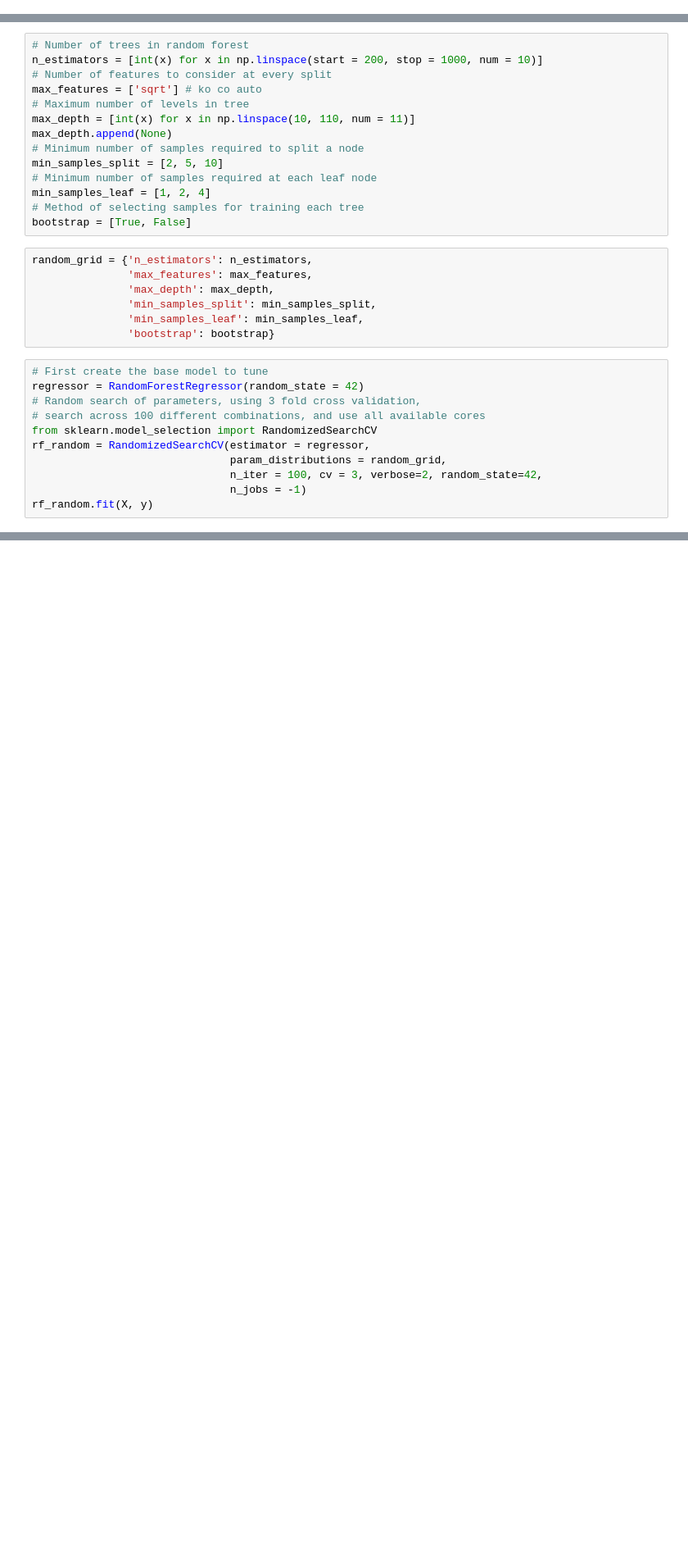
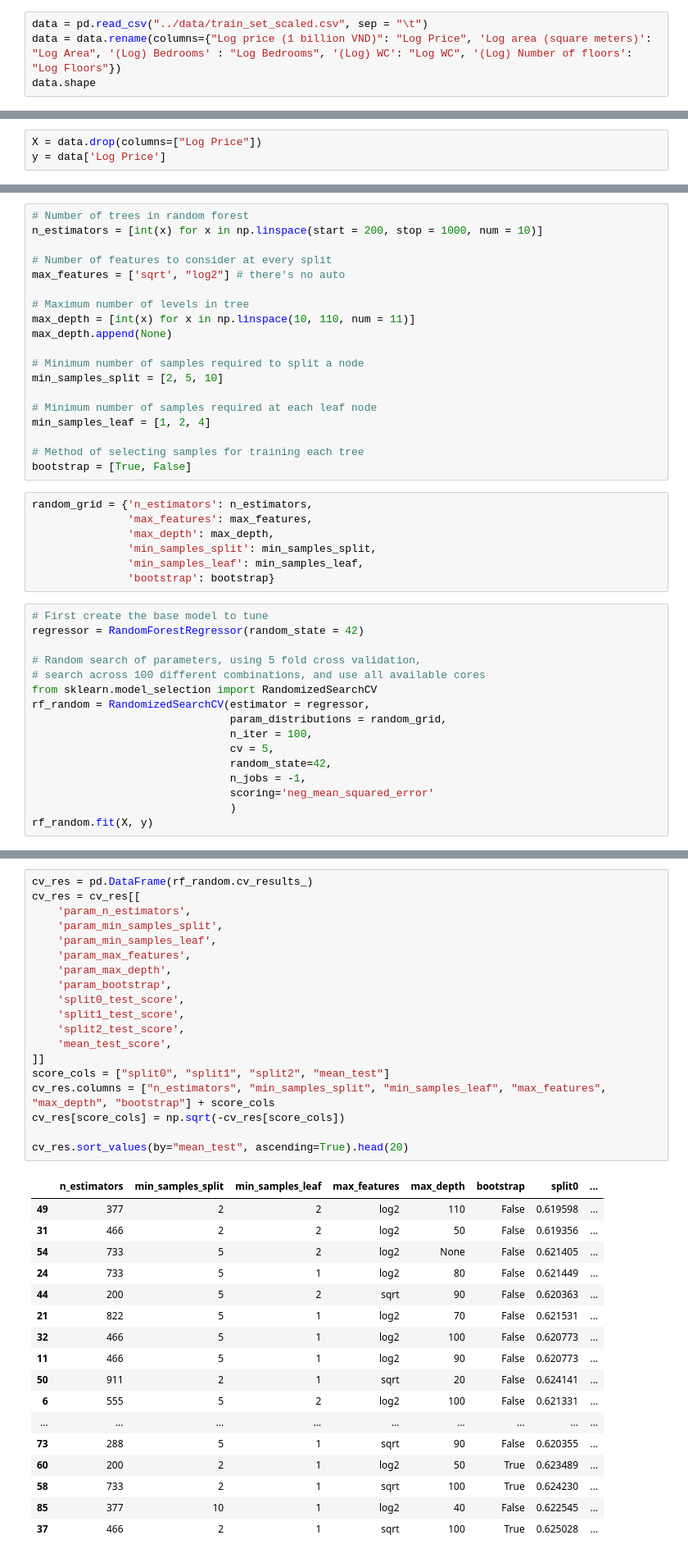
Before and after one commit to tandao0909/intro-to-ds-project, a Jupyter notebook: train_complex/random_forest.ipynb, the cells around one changed output, grey strips where cells are left out. Shown at 82% size. Cells and saved outputs as stored; diff of their text form; blank space fills up the shorter version.

Commit message:
Complete training random forest

```diff
--- a/train_complex/random_forest.ipynb
+++ b/train_complex/random_forest.ipynb
@@ -49,0 +7,4 @@ print(scores.mean())
+# %%
+data = pd.read_csv("../data/train_set_scaled.csv", sep = "\t")
+data = data.rename(columns={"Log price (1 billion VND)": "Log Price", 'Log area (square meters)': "Log Area", '(Log) Bedrooms' : "Log Bedrooms", '(Log) WC': "Log WC", '(Log) Number of floors': "Log Floors"})
+data.shape
@@ -49,0 +13,3 @@ print(scores.mean())
+# %%
+X = data.drop(columns=["Log Price"])
+y = data['Log Price']
@@ -50,15 +36,20 @@ print(scores.mean())
 # %%
 # Number of trees in random forest
 n_estimators = [int(x) for x in np.linspace(start = 200, stop = 1000, num = 10)]
+
 # Number of features to consider at every split
-max_features = ['sqrt'] # ko co auto
+max_features = ['sqrt', "log2"] # there's no auto
+
 # Maximum number of levels in tree
 max_depth = [int(x) for x in np.linspace(10, 110, num = 11)]
 max_depth.append(None)
+
 # Minimum number of samples required to split a node
 min_samples_split = [2, 5, 10]
+
 # Minimum number of samples required at each leaf node
 min_samples_leaf = [1, 2, 4]
+
 # Method of selecting samples for training each tree
 bootstrap = [True, False]
 # %%
@@ -71,12 +62,17 @@ random_grid = {'n_estimators': n_estimators,
 # %%
 # First create the base model to tune
 regressor = RandomForestRegressor(random_state = 42)
-# Random search of parameters, using 3 fold cross validation,
+
+# Random search of parameters, using 5 fold cross validation,
 # search across 100 different combinations, and use all available cores
 from sklearn.model_selection import RandomizedSearchCV
 rf_random = RandomizedSearchCV(estimator = regressor,
                                param_distributions = random_grid,
-                               n_iter = 100, cv = 3, verbose=2, random_state=42,
-                               n_jobs = -1)
+                               n_iter = 100,
+                               cv = 5,
+                               random_state=42,
+                               n_jobs = -1,
+                               scoring='neg_mean_squared_error'
+                               )
 rf_random.fit(X, y)
 # %% [output]
@@ -97,3 +92,40 @@ RandomizedSearchCV(cv=3, estimator=RandomForestRegressor(), n_iter=100,
+# %%
+cv_res = pd.DataFrame(rf_random.cv_results_)
+cv_res = cv_res[[
+    'param_n_estimators',
+    'param_min_samples_split',
+    'param_min_samples_leaf',
+    'param_max_features',
+    'param_max_depth',
+    'param_bootstrap',
+    'split0_test_score',
+    'split1_test_score',
+    'split2_test_score',
+    'mean_test_score',
+]]
+score_cols = ["split0", "split1", "split2", "mean_test"]
+cv_res.columns = ["n_estimators", "min_samples_split", "min_samples_leaf", "max_features", "max_depth", "bootstrap"] + score_cols
+cv_res[score_cols] = np.sqrt(-cv_res[score_cols])
+
+cv_res.sort_values(by="mean_test", ascending=True).head(20)
+# %% [output]
+|  | n_estimators | min_samples_split | min_samples_leaf | max_features | max_depth | bootstrap | split0 | ... |
+| 49 | 377 | 2 | 2 | log2 | 110 | False | 0.619598 | ... |
+| 31 | 466 | 2 | 2 | log2 | 50 | False | 0.619356 | ... |
+| 54 | 733 | 5 | 2 | log2 | None | False | 0.621405 | ... |
+| 24 | 733 | 5 | 1 | log2 | 80 | False | 0.621449 | ... |
+| 44 | 200 | 5 | 2 | sqrt | 90 | False | 0.620363 | ... |
+| 21 | 822 | 5 | 1 | log2 | 70 | False | 0.621531 | ... |
+| 32 | 466 | 5 | 1 | log2 | 100 | False | 0.620773 | ... |
+| 11 | 466 | 5 | 1 | log2 | 90 | False | 0.620773 | ... |
+| 50 | 911 | 2 | 1 | sqrt | 20 | False | 0.624141 | ... |
+| 6 | 555 | 5 | 2 | log2 | 100 | False | 0.621331 | ... |
+| ... | ... | ... | ... | ... | ... | ... | ... | ... |
+| 73 | 288 | 5 | 1 | sqrt | 90 | False | 0.620355 | ... |
+| 60 | 200 | 2 | 1 | log2 | 50 | True | 0.623489 | ... |
+| 58 | 733 | 2 | 1 | sqrt | 100 | True | 0.624230 | ... |
+| 85 | 377 | 10 | 1 | log2 | 40 | False | 0.622545 | ... |
+| 37 | 466 | 2 | 1 | sqrt | 100 | True | 0.625028 | ... |
 # %%
 rf_random.best_params_
 # %% [output]
```
Also changed, not shown: parts of 30 cells of this notebook, 3 other files.
